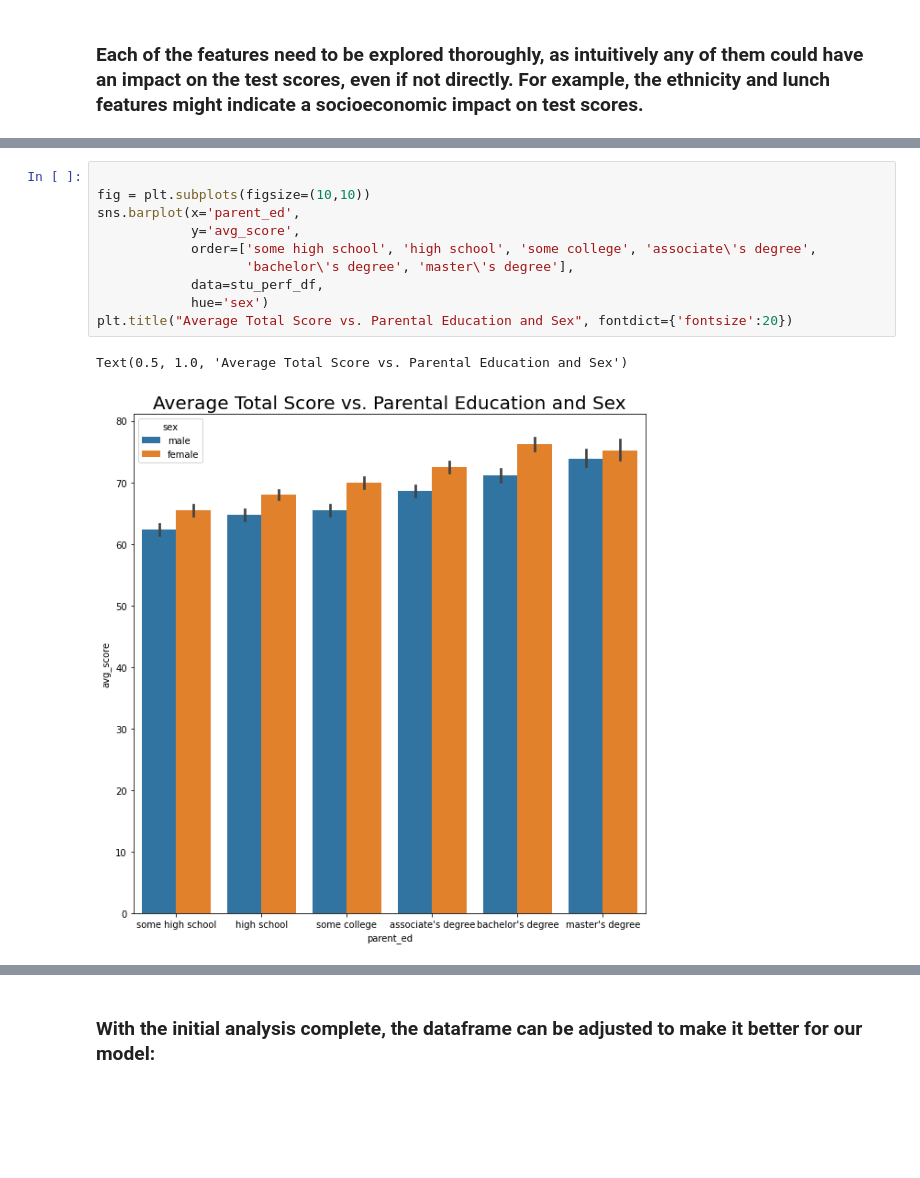
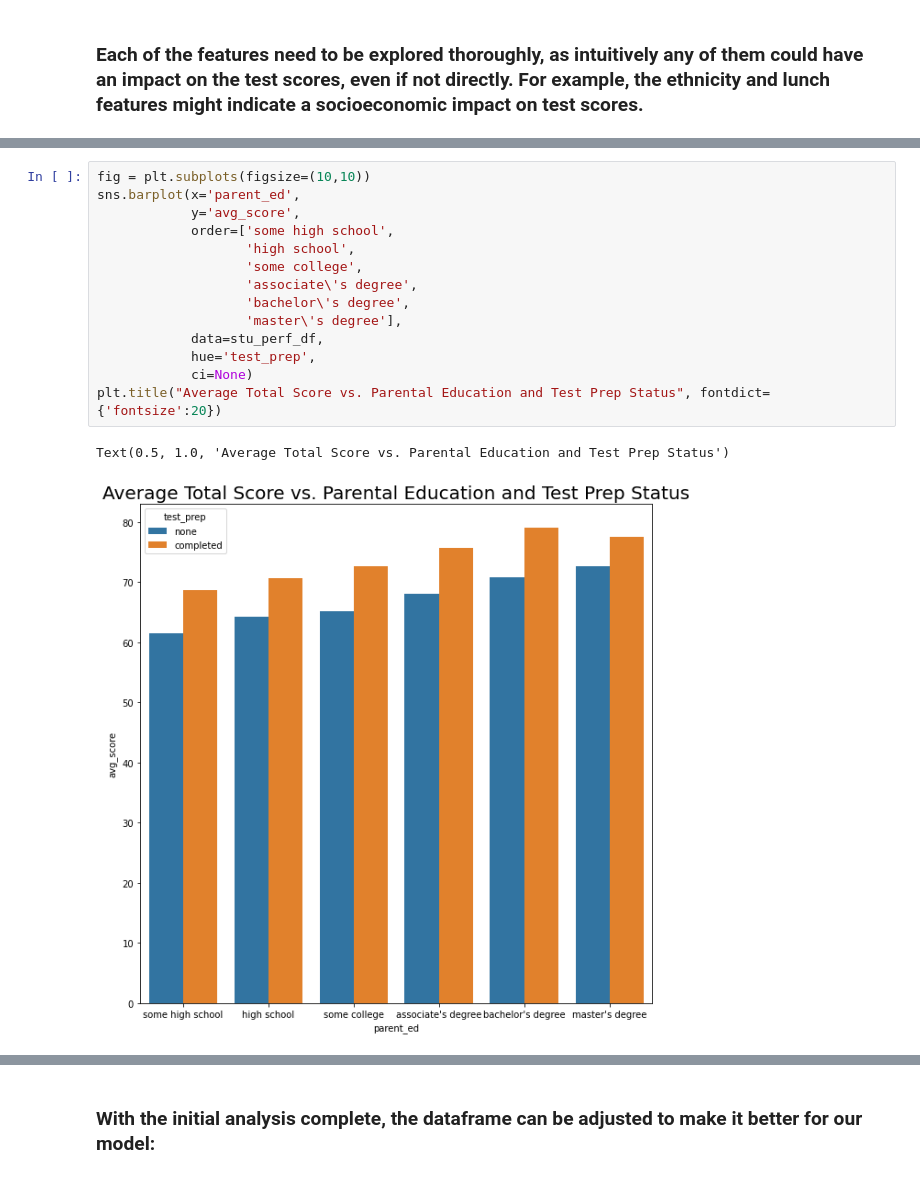
Before and after one commit to dbbabcock/data602_project_1_student_success, a Jupyter notebook: Cleaning and EDA/stu_perf_cleaning_and_eda.ipynb, the cells around one changed output, grey strips where cells are left out. Saved outputs shown, nothing was run; the diff lists cells and outputs as text; blank space fills up the shorter version.

```diff
--- a/Cleaning and EDA/stu_perf_cleaning_and_eda.ipynb
+++ b/Cleaning and EDA/stu_perf_cleaning_and_eda.ipynb
@@ -191,13 +263,17 @@ Text(0.5, 1.0, 'Average Total Score vs. Ethnicity and Lunch Status')
 # %%
-
 fig = plt.subplots(figsize=(10,10))
 sns.barplot(x='parent_ed',
             y='avg_score',
-            order=['some high school', 'high school', 'some college', 'associate\'s degree',
-                   'bachelor\'s degree', 'master\'s degree'],
+            order=['some high school',
+                   'high school',
+                   'some college',
+                   'associate\'s degree',
+                   'bachelor\'s degree',
+                   'master\'s degree'],
             data=stu_perf_df,
-            hue='sex')
-plt.title("Average Total Score vs. Parental Education and Sex", fontdict={'fontsize':20})
+            hue='test_prep',
+            ci=None)
+plt.title("Average Total Score vs. Parental Education and Test Prep Status", fontdict={'fontsize':20})
 # %% [output]
-Text(0.5, 1.0, 'Average Total Score vs. Parental Education and Sex')
+Text(0.5, 1.0, 'Average Total Score vs. Parental Education and Test Prep Status')
-[figure, old version]
+[figure, new version]
```
Also changed, not shown: parts of 15 cells of this notebook.
